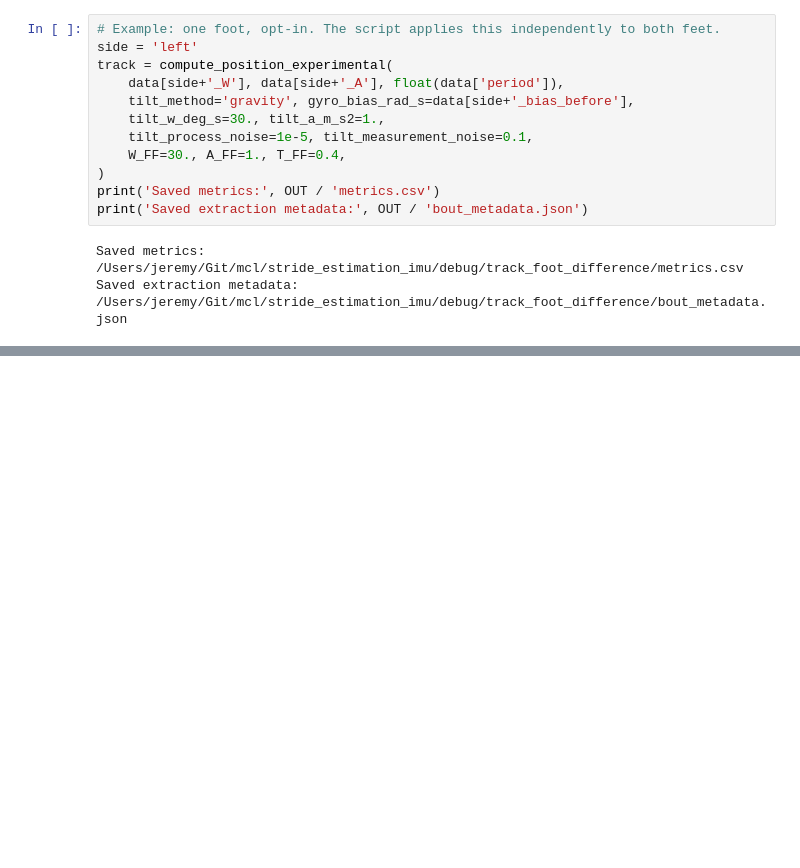
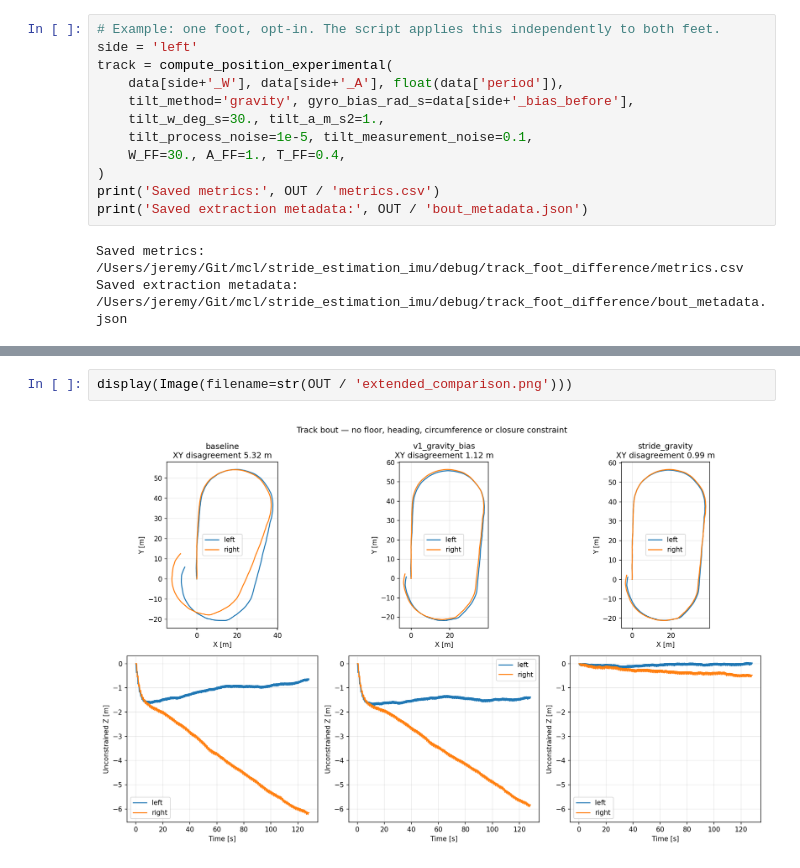
Before and after one commit to jeremydwong/stride_estimation_imu, a Jupyter notebook: notebooks/debug_track_foot_difference.ipynb, the cells around one changed output, grey strips where cells are left out. Drawn from its saved outputs; the diff is of its cells as text; blank space fills up the shorter version.

```diff
--- a/notebooks/debug_track_foot_difference.ipynb
+++ b/notebooks/debug_track_foot_difference.ipynb
@@ -198,0 +310,4 @@ Saved extraction metadata: /Users/jeremy/Git/mcl/stride_estimation_imu/debug/tra
+# %%
+display(Image(filename=str(OUT / 'extended_comparison.png')))
+# %% [output]
+[figure, added]
```
Also changed, not shown: parts of 13 cells of this notebook, 14 other files.
